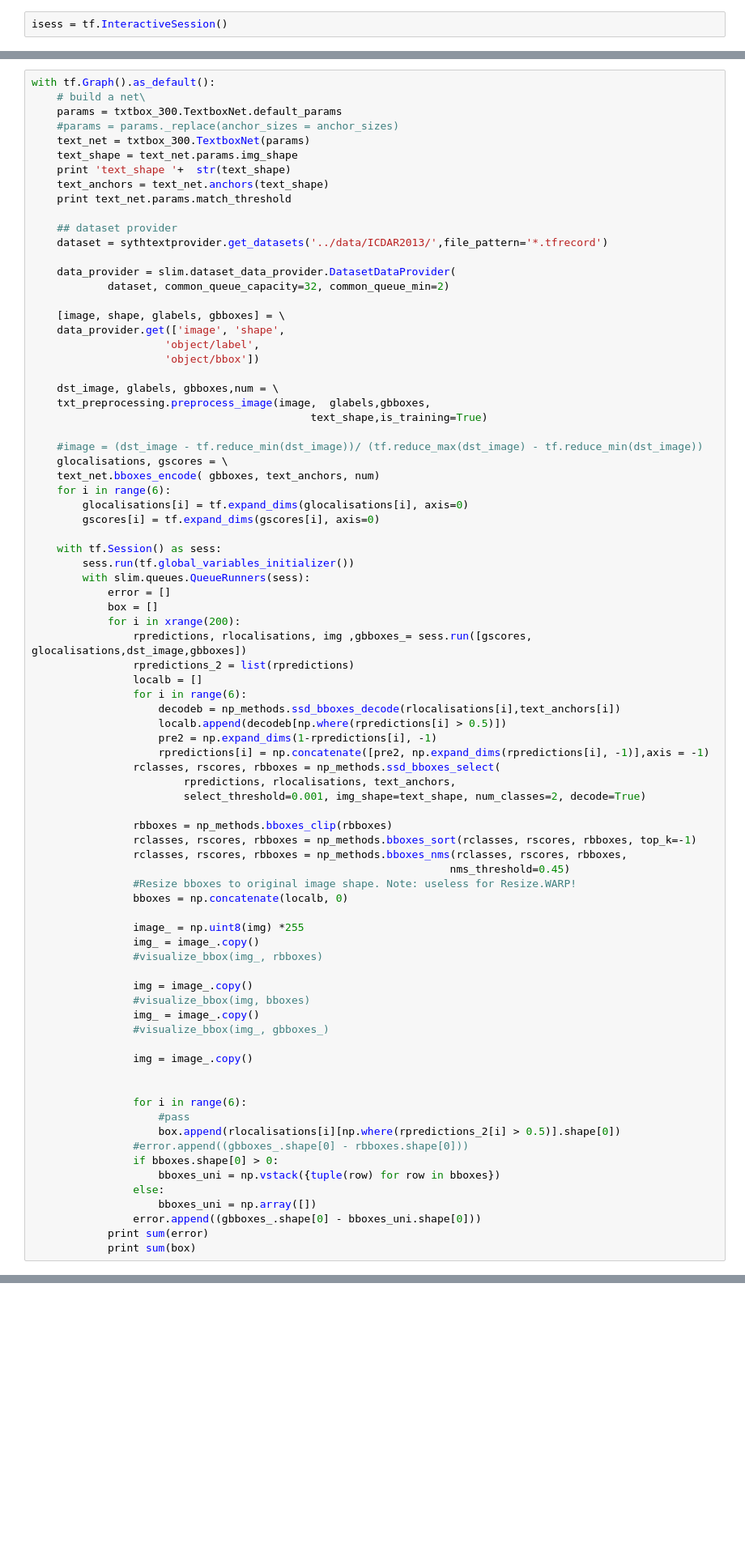
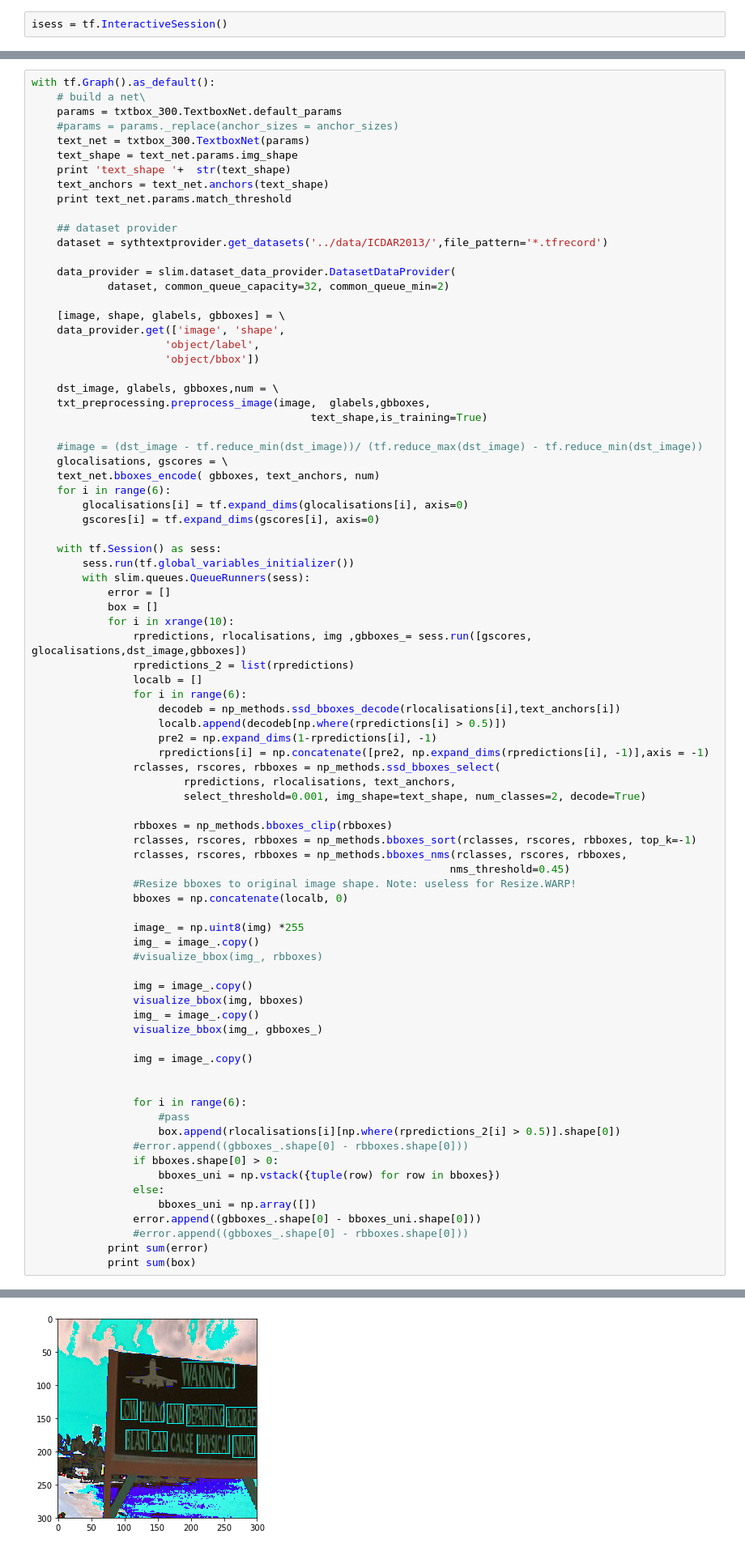
Before and after one commit to bindung/TextBoxes-TensorFlow, a Jupyter notebook: Notes/Untitled.ipynb, the cells around one changed output, grey strips where cells are left out. Shown at 81% size. Saved outputs shown, nothing was run; the diff lists cells and outputs as text; blank space fills up the shorter version.

```diff
--- a/Notes/Untitled.ipynb
+++ b/Notes/Untitled.ipynb
@@ -90,7 +90,7 @@ with tf.Graph().as_default():
         with slim.queues.QueueRunners(sess):
             error = []
             box = []
-            for i in xrange(200):
+            for i in xrange(10):
                 rpredictions, rlocalisations, img ,gbboxes_= sess.run([gscores, glocalisations,dst_image,gbboxes])
                 rpredictions_2 = list(rpredictions)
                 localb = []
@@ -115,9 +115,9 @@ with tf.Graph().as_default():
                 #visualize_bbox(img_, rbboxes)
 
                 img = image_.copy()
-                #visualize_bbox(img, bboxes)
+                visualize_bbox(img, bboxes)
                 img_ = image_.copy()
-                #visualize_bbox(img_, gbboxes_)
+                visualize_bbox(img_, gbboxes_)
 
                 img = image_.copy()
 
@@ -131,6 +131,7 @@ with tf.Graph().as_default():
                 else:
                     bboxes_uni = np.array([])
                 error.append((gbboxes_.shape[0] - bboxes_uni.shape[0]))
+                #error.append((gbboxes_.shape[0] - rbboxes.shape[0]))
             print sum(error)
             print sum(box)
 # %% [output]
@@ -141,0 +141 @@ file_path: ../data/ICDAR2013/*.tfrecord
+[figure, added]
```
Also changed, not shown: parts of 1 cell of this notebook, 3 other files.
